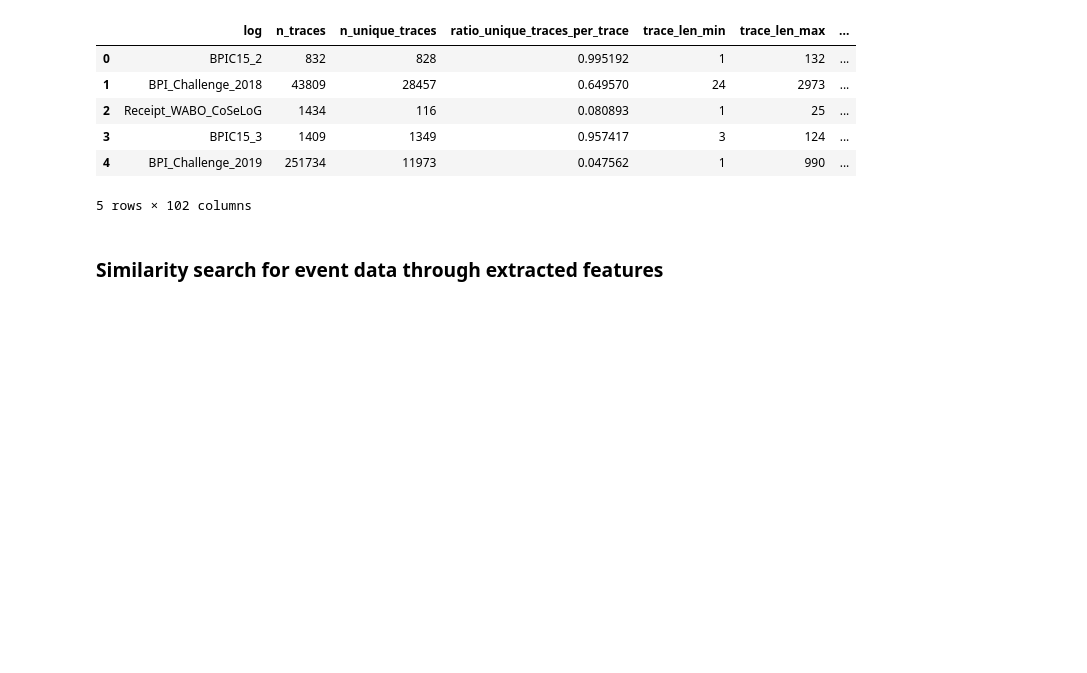
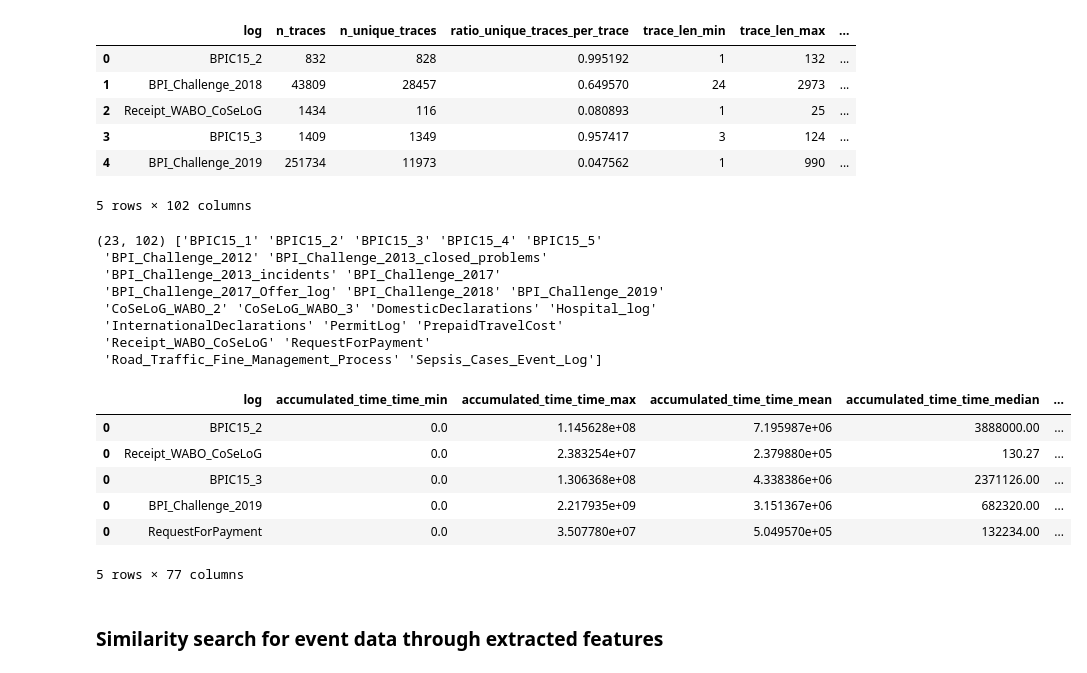
Before and after one commit to lmu-dbs/feeed, a Jupyter notebook: demo.ipynb, the cells around one changed output. Cells and saved outputs as stored; diff of their text form; code cells hidden in the pictures; blank space fills up the shorter version.

```diff
--- a/demo.ipynb
+++ b/demo.ipynb
@@ -90,6 +89,47 @@ benchmark_features.head()
 | 3 | BPIC15_3 | 1409 | 1349 | 0.957417 | 3 | 124 | ... |
 | 4 | BPI_Challenge_2019 | 251734 | 11973 | 0.047562 | 1 | 990 | ... |
 5 rows × 102 columns
+# %%
+import pandas as pd
+import os
+import json
+
+# Define the directory containing the JSON files
+directory = '../tag/output/features/real_event_logs_time/'
+
+# Initialize an empty dataframe
+df = pd.DataFrame()
+# Iterate over the files in the directory
+for filename in os.listdir(directory):
+    if filename.endswith('.json'):
+        i_path = os.path.join(directory, filename)
+        with open(i_path) as f:
+            #temp_df = pd.read_json(i_path, orient='records')
+            #print(temp_df)
+            data = json.load(f)
+            temp_df = pd.DataFrame([data])
+            df = pd.concat([df, temp_df])
+#df = df.set_index('log')
+benchmark_time_features = pd.merge(benchmark_features, df)
+#benchmark_features = pd.merge(benchmark_features, df)
+print(benchmark_features.shape, benchmark_features.sort_values('log')['log'].unique())
+df.head()
+# %% [output]
+(23, 102) ['BPIC15_1' 'BPIC15_2' 'BPIC15_3' 'BPIC15_4' 'BPIC15_5'
+ 'BPI_Challenge_2012' 'BPI_Challenge_2013_closed_problems'
+ 'BPI_Challenge_2013_incidents' 'BPI_Challenge_2017'
+ 'BPI_Challenge_2017_Offer_log' 'BPI_Challenge_2018' 'BPI_Challenge_2019'
+ 'CoSeLoG_WABO_2' 'CoSeLoG_WABO_3' 'DomesticDeclarations' 'Hospital_log'
+ 'InternationalDeclarations' 'PermitLog' 'PrepaidTravelCost'
+ 'Receipt_WABO_CoSeLoG' 'RequestForPayment'
+ 'Road_Traffic_Fine_Management_Process' 'Sepsis_Cases_Event_Log']
+|  | log | accumulated_time_time_min | accumulated_time_time_max | accumulated_time_time_mean | accumulated_time_time_median | ... |
+| 0 | BPIC15_2 | 0.0 | 1.145628e+08 | 7.195987e+06 | 3888000.00 | ... |
+| 0 | Receipt_WABO_CoSeLoG | 0.0 | 2.383254e+07 | 2.379880e+05 | 130.27 | ... |
+| 0 | BPIC15_3 | 0.0 | 1.306368e+08 | 4.338386e+06 | 2371126.00 | ... |
+| 0 | BPI_Challenge_2019 | 0.0 | 2.217935e+09 | 3.151367e+06 | 682320.00 | ... |
+| 0 | RequestForPayment | 0.0 | 3.507780e+07 | 5.049570e+05 | 132234.00 | ... |
+5 rows × 77 columns
 # %% [markdown]
 ### Similarity search for event data through extracted features
 # %%
```
Also changed, not shown: parts of 13 cells of this notebook.
